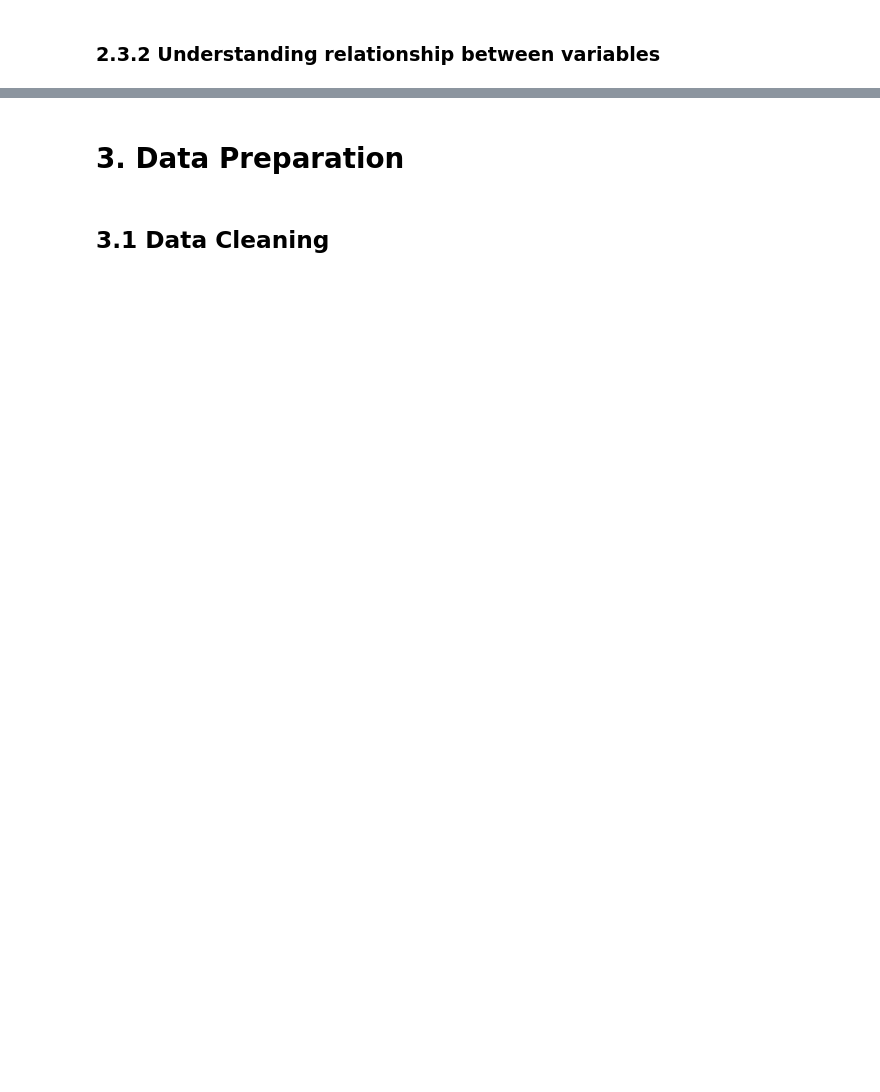
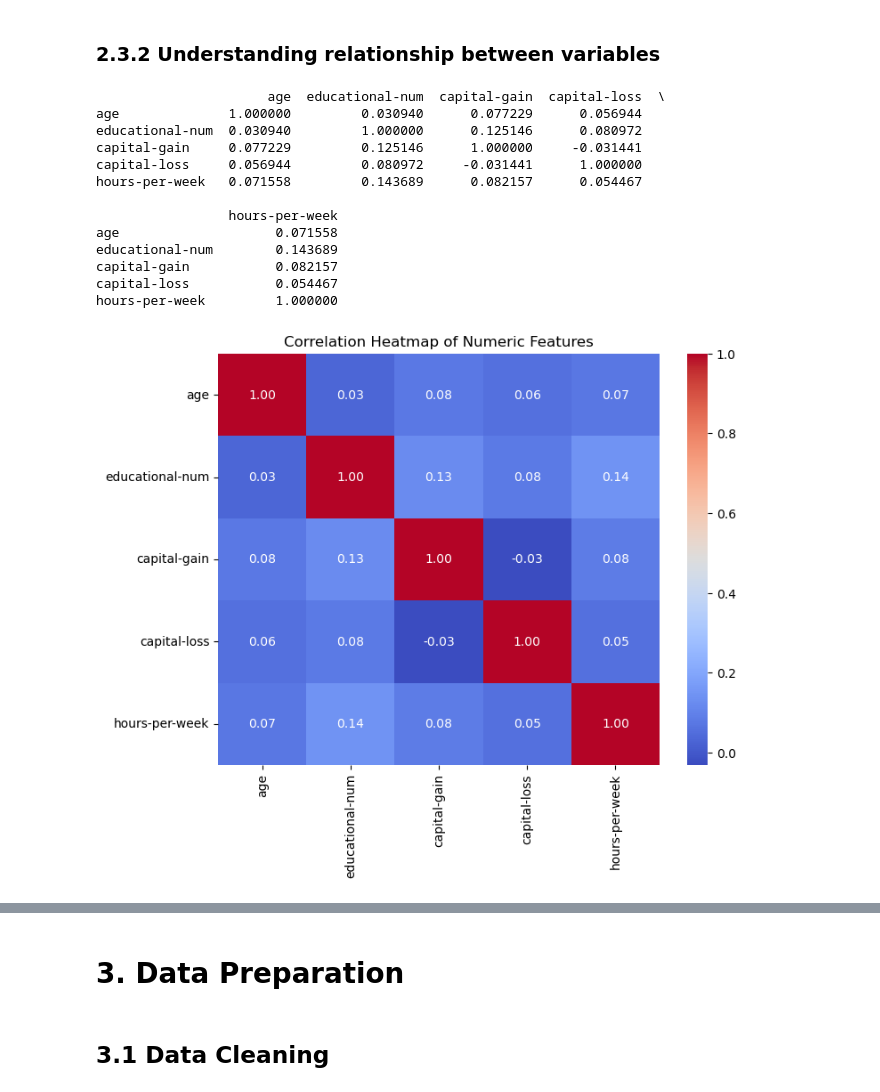
Before and after one commit to keepingitriel/mldp-project, a Jupyter notebook: MLDP Program Codes Submission Template.ipynb, the cells around one changed output, grey strips where cells are left out. Drawn from its saved outputs; the diff is of its cells as text; code cells hidden in the pictures; blank space fills up the shorter version.

```diff
--- a/MLDP Program Codes Submission Template.ipynb
+++ b/MLDP Program Codes Submission Template.ipynb
@@ -118,3 +176,30 @@ plt.show()
 ### 2.3.2 Understanding relationship between variables
 # %%
 ## Understanding relationship between variables
+
+
+numerical_features = ['age', 'educational-num', 'capital-gain', 'capital-loss', 'hours-per-week']
+
+corr = df[numerical_features].corr()
+
+print(corr)
+
+plt.figure(figsize=(8,6))
+sns.heatmap(corr, annot=True, cmap='coolwarm', fmt=".2f")
+plt.title("Correlation Heatmap of Numeric Features")
+plt.show()
+# %% [output]
+                      age  educational-num  capital-gain  capital-loss  \
+age              1.000000         0.030940      0.077229      0.056944
+educational-num  0.030940         1.000000      0.125146      0.080972
+capital-gain     0.077229         0.125146      1.000000     -0.031441
+capital-loss     0.056944         0.080972     -0.031441      1.000000
+hours-per-week   0.071558         0.143689      0.082157      0.054467
+
+                 hours-per-week
+age                    0.071558
+educational-num        0.143689
+capital-gain           0.082157
+capital-loss           0.054467
+hours-per-week         1.000000
+[figure, added]
```
Also changed, not shown: parts of 13 cells of this notebook.
